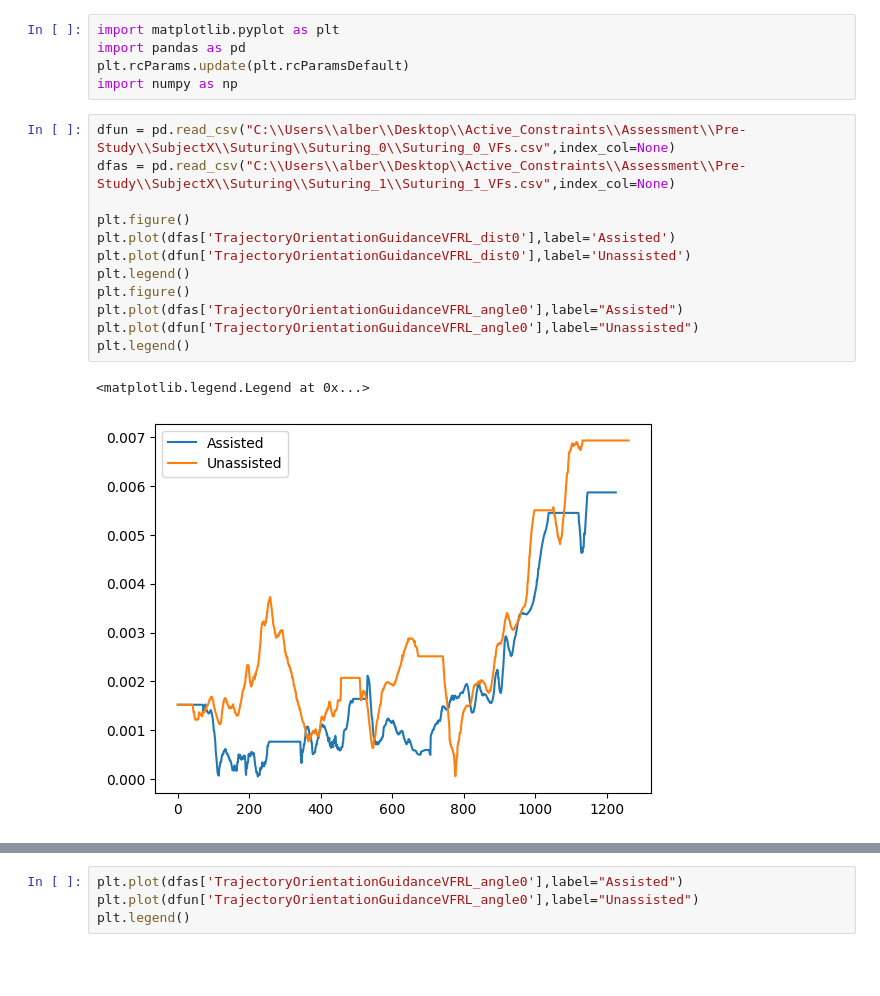
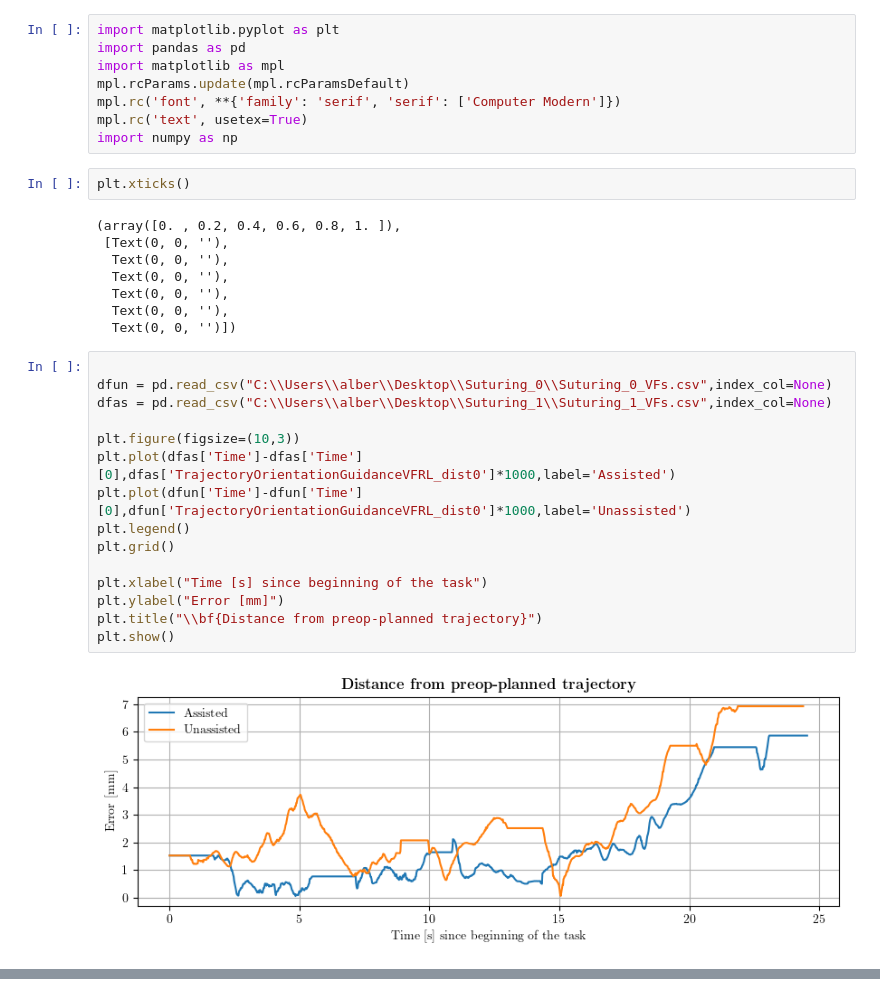
Before and after one commit to alberto-rota/Enhanched-Haptic-Training-for-Robotic-Assisted-Surgery, a Jupyter notebook: Notes/graphs.ipynb, the cells around one changed output, grey strips where cells are left out. Saved outputs shown, nothing was run; the diff lists cells and outputs as text; blank space fills up the shorter version.

Commit message:
Added graphs to readme

```diff
--- a/Notes/graphs.ipynb
+++ b/Notes/graphs.ipynb
@@ -1,20 +1,35 @@
 # %%
 import matplotlib.pyplot as plt
 import pandas as pd
-plt.rcParams.update(plt.rcParamsDefault)
+import matplotlib as mpl
+mpl.rcParams.update(mpl.rcParamsDefault)
+mpl.rc('font', **{'family': 'serif', 'serif': ['Computer Modern']})
+mpl.rc('text', usetex=True)
 import numpy as np
+# %%
+plt.xticks()
+# %% [output]
+(array([0. , 0.2, 0.4, 0.6, 0.8, 1. ]),
+ [Text(0, 0, ''),
+  Text(0, 0, ''),
+  Text(0, 0, ''),
+  Text(0, 0, ''),
+  Text(0, 0, ''),
+  Text(0, 0, '')])
 # %%
-dfun = pd.read_csv("C:\\Users\\alber\\Desktop\\Active_Constraints\\Assessment\\Pre-Study\\SubjectX\\Suturing\\Suturing_0\\Suturing_0_VFs.csv",index_col=None)
-dfas = pd.read_csv("C:\\Users\\alber\\Desktop\\Active_Constraints\\Assessment\\Pre-Study\\SubjectX\\Suturing\\Suturing_1\\Suturing_1_VFs.csv",index_col=None)
 
-plt.figure()
-plt.plot(dfas['TrajectoryOrientationGuidanceVFRL_dist0'],label='Assisted')
-plt.plot(dfun['TrajectoryOrientationGuidanceVFRL_dist0'],label='Unassisted')
+dfun = pd.read_csv("C:\\Users\\alber\\Desktop\\Suturing_0\\Suturing_0_VFs.csv",index_col=None)
+dfas = pd.read_csv("C:\\Users\\alber\\Desktop\\Suturing_1\\Suturing_1_VFs.csv",index_col=None)
+
+plt.figure(figsize=(10,3))
+plt.plot(dfas['Time']-dfas['Time'][0],dfas['TrajectoryOrientationGuidanceVFRL_dist0']*1000,label='Assisted')
+plt.plot(dfun['Time']-dfun['Time'][0],dfun['TrajectoryOrientationGuidanceVFRL_dist0']*1000,label='Unassisted')
 plt.legend()
-plt.figure()
-plt.plot(dfas['TrajectoryOrientationGuidanceVFRL_angle0'],label="Assisted")
-plt.plot(dfun['TrajectoryOrientationGuidanceVFRL_angle0'],label="Unassisted")
-plt.legend()
+plt.grid()
+
+plt.xlabel("Time [s] since beginning of the task")
+plt.ylabel("Error [mm]")
+plt.title("\\bf{Distance from preop-planned trajectory}")
+plt.show()
 # %% [output]
-<matplotlib.legend.Legend at 0x...>
-[figure, old version]
+[figure, new version]
@@ -22,4 +35,0 @@ plt.legend()
-# %%
-plt.plot(dfas['TrajectoryOrientationGuidanceVFRL_angle0'],label="Assisted")
-plt.plot(dfun['TrajectoryOrientationGuidanceVFRL_angle0'],label="Unassisted")
-plt.legend()
```
Also changed, not shown: parts of 2 cells of this notebook, 5 other files.
